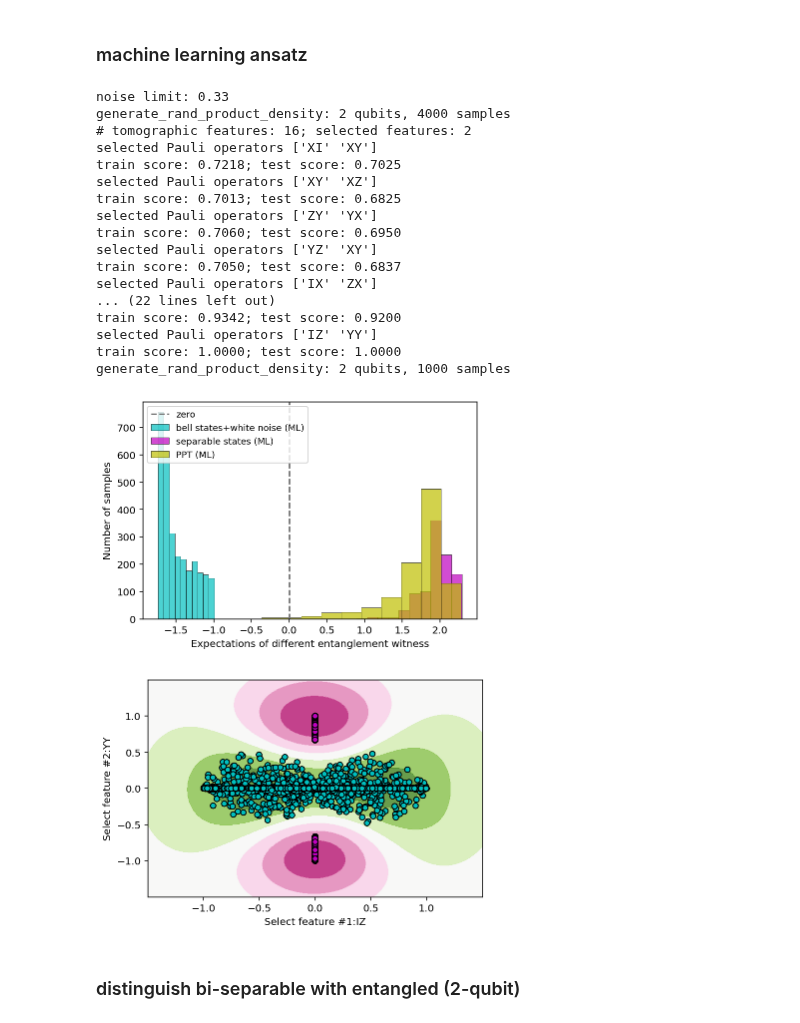
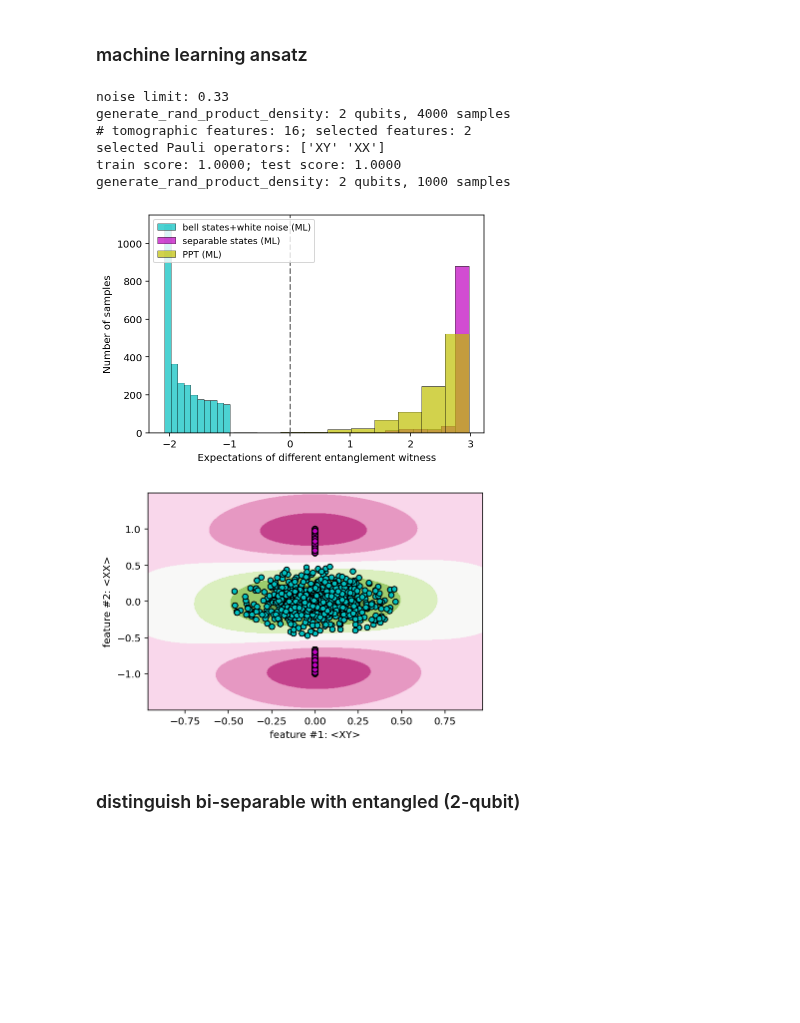
Before and after one commit to Jue-Xu/Entanglement-Witness, a Jupyter notebook: Code/entangle_detection.ipynb, the cells around one changed output. Drawn from its saved outputs; the diff is of its cells as text; code cells hidden in the pictures; blank space fills up the shorter version.

```diff
--- a/Code/entangle_detection.ipynb
+++ b/Code/entangle_detection.ipynb
@@ -202,48 +202,37 @@ while accuracy < 0.99:
 
     # non-linear kernel SVM
     witness, accuracy = svm_train_witness(X=X[:, select_indices], y=y, size_test=size_test)
     # linear kernel SVM with recursive feature elimination
     # witness, accuracy = svm_train_witness(X=X, y=y, size_test=size_test, kernel='linear', to_features=10)
 
 bell_test_features = evaluate_features(operators=two_pauli_tomo_operators,states=bell_like_train[size_train:])
 separable_test_features = evaluate_features(
     operators=two_pauli_tomo_operators,
     states=generate_rand_product_density(n=2, m=size_train))
 two_qubit_ppt_state_features = evaluate_features(
     operators=two_pauli_tomo_operators,
     states=generate_random_ppt_state(n_qubit=2,m=size_train))
 two_qubit_npt_state_features = evaluate_features(
     operators=two_pauli_tomo_operators,
     states=generate_random_npt_state(n_qubit=2,m=size_train))
 
 test_expectation_lists = evaluate_witness(witness=witness, features_set=[bell_test_features[:, select_indices],separable_test_features[:, select_indices],two_qubit_ppt_state_features[:, select_indices]])
 
 fig, ax = plt.subplots(figsize=(6, 4))
-legends = ['zero', 'bell states+white noise (ML)', 'separable states (ML)', 'PPT (ML)', 'bell inequality']
+legends = ['bell states+white noise (ML)', 'separable states (ML)', 'PPT (ML)', 'bell inequality']
 plot_expectation_hist(ax=ax, expectation_lists=test_expectation_lists, legends=legends, title='')
 plt.savefig('two_qubit_bell_ml.png', dpi=300)
 
 plot_feature_space(X=X, y=y, clf=witness, filter=select_indices, labels=select_labels, savefig=False)
 # %% [output]
 noise limit: 0.33
 generate_rand_product_density: 2 qubits, 4000 samples
 # tomographic features: 16; selected features: 2
-selected Pauli operators ['XI' 'XY']
-train score: 0.7218; test score: 0.7025
-selected Pauli operators ['XY' 'XZ']
-train score: 0.7013; test score: 0.6825
-selected Pauli operators ['ZY' 'YX']
-train score: 0.7060; test score: 0.6950
-selected Pauli operators ['YZ' 'XY']
-train score: 0.7050; test score: 0.6837
-selected Pauli operators ['IX' 'ZX']
-... (22 lines left out)
-train score: 0.9342; test score: 0.9200
-selected Pauli operators ['IZ' 'YY']
+selected Pauli operators: ['XY' 'XX']
 train score: 1.0000; test score: 1.0000
 generate_rand_product_density: 2 qubits, 1000 samples
-[figure, old version]
+[figure, new version]
-[figure, old version]
+[figure, new version]
 # %% [markdown]
 ### distinguish bi-separable with entangled (2-qubit)
 # %%
```
Also changed, not shown: parts of 2 cells of this notebook, 10 other files.
